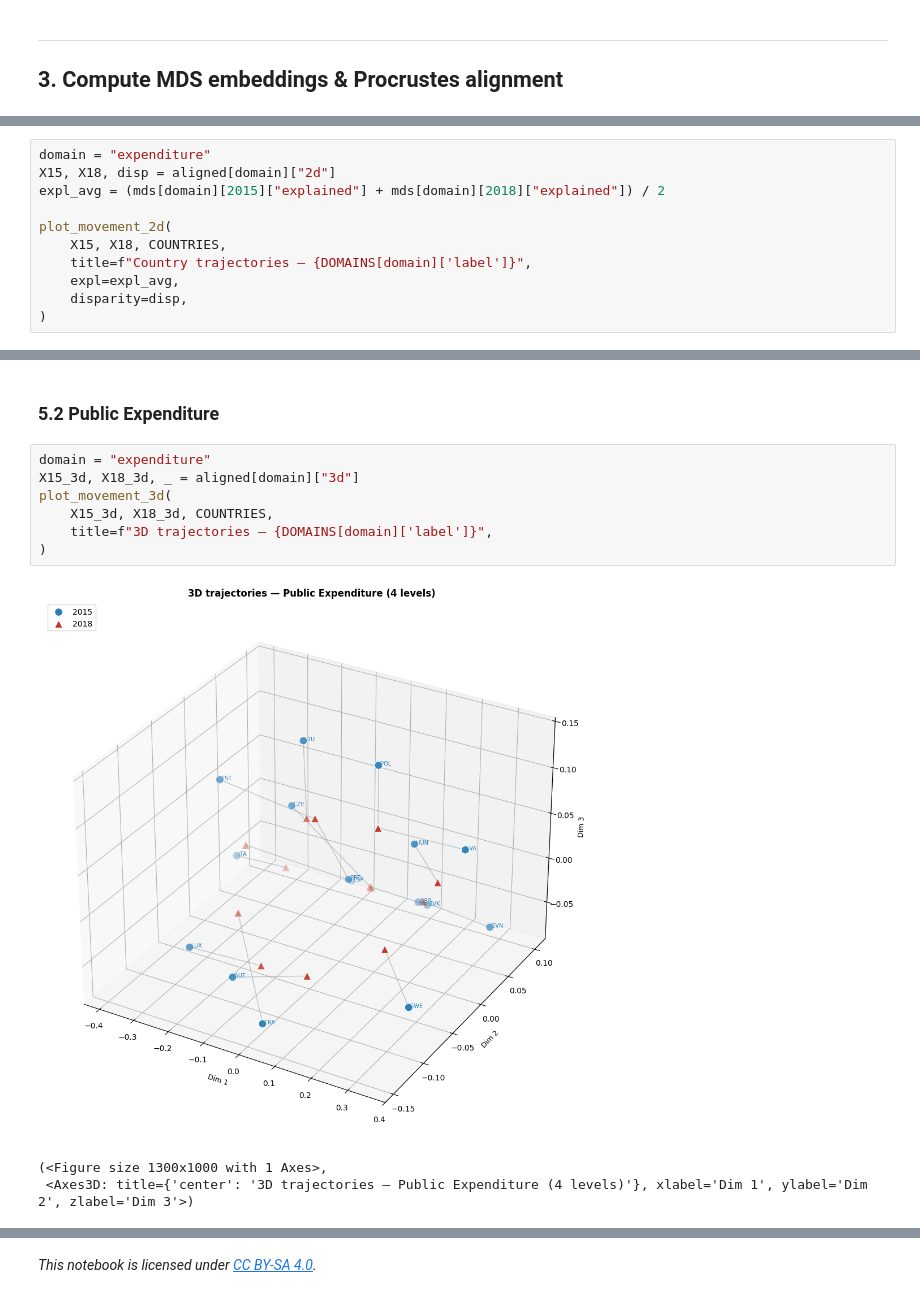
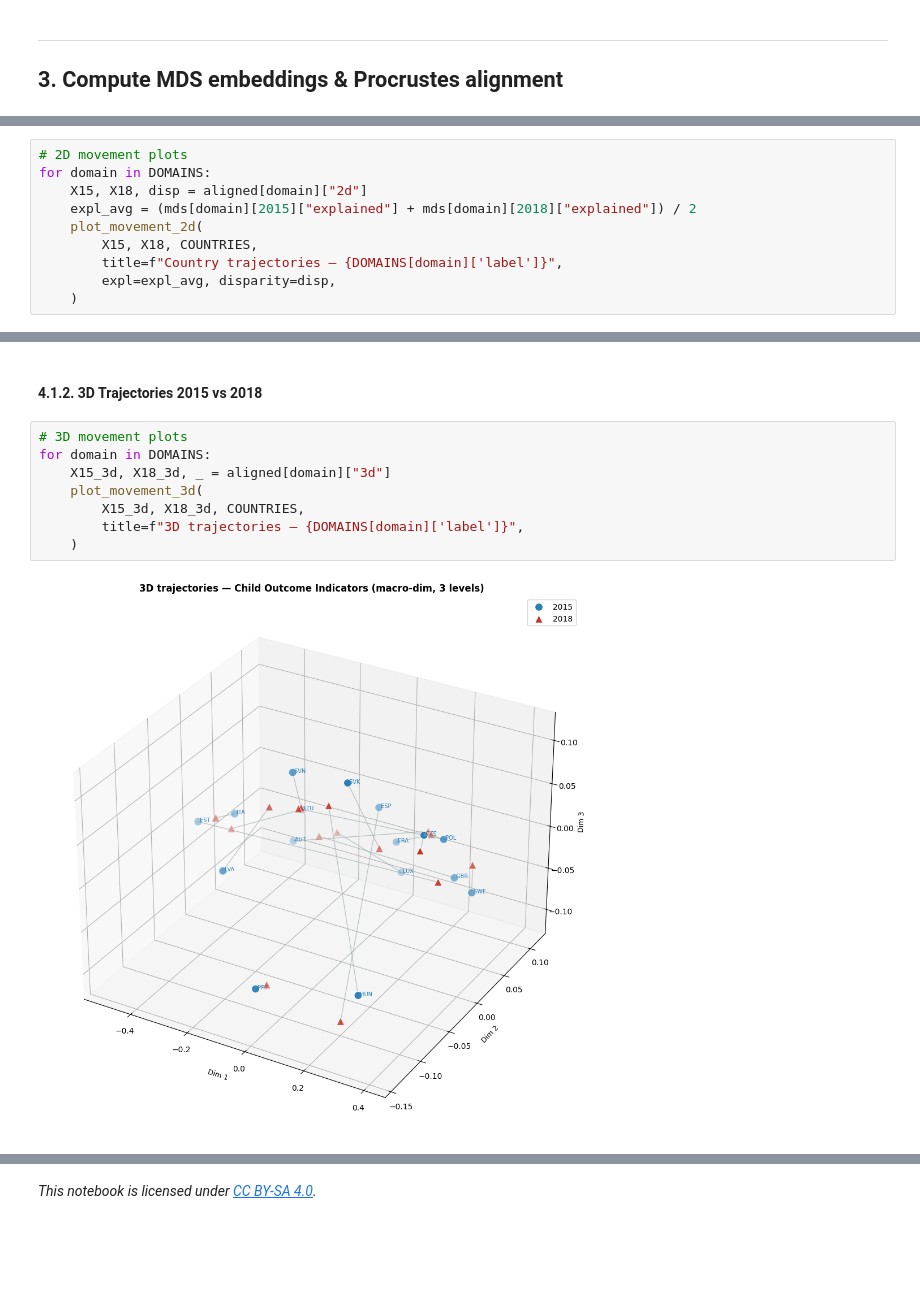
Before and after one commit to MarcoManduca/child_well-being, a Jupyter notebook: notebooks/090_MDS_projection.ipynb, the cells around one changed output, grey strips where cells are left out. Saved outputs shown, nothing was run; the diff lists cells and outputs as text; blank space fills up the shorter version.

```diff
--- a/notebooks/090_MDS_projection.ipynb
+++ b/notebooks/090_MDS_projection.ipynb
@@ -298,12 +484,11 @@ plot_movement_2d(
 # %%
-domain = "expenditure"
-X15, X18, disp = aligned[domain]["2d"]
-expl_avg = (mds[domain][2015]["explained"] + mds[domain][2018]["explained"]) / 2
-
-plot_movement_2d(
-    X15, X18, COUNTRIES,
-    title=f"Country trajectories — {DOMAINS[domain]['label']}",
-    expl=expl_avg,
-    disparity=disp,
-)
+# 2D movement plots
+for domain in DOMAINS:
+    X15, X18, disp = aligned[domain]["2d"]
+    expl_avg = (mds[domain][2015]["explained"] + mds[domain][2018]["explained"]) / 2
+    plot_movement_2d(
+        X15, X18, COUNTRIES,
+        title=f"Country trajectories — {DOMAINS[domain]['label']}",
+        expl=expl_avg, disparity=disp,
+    )
 # %% [output]
@@ -374,13 +497,12 @@ plot_movement_3d(
-# %% [markdown]
-### 5.2 Public Expenditure
+# %% [markdown]
+#### 4.1.2. 3D Trajectories 2015 vs 2018
 # %%
-domain = "expenditure"
-X15_3d, X18_3d, _ = aligned[domain]["3d"]
-plot_movement_3d(
-    X15_3d, X18_3d, COUNTRIES,
-    title=f"3D trajectories — {DOMAINS[domain]['label']}",
-)
+# 3D movement plots
+for domain in DOMAINS:
+    X15_3d, X18_3d, _ = aligned[domain]["3d"]
+    plot_movement_3d(
+        X15_3d, X18_3d, COUNTRIES,
+        title=f"3D trajectories — {DOMAINS[domain]['label']}",
+    )
 # %% [output]
-[figure, old version]
+[figure, new version]
-(<Figure size 1300x1000 with 1 Axes>,
- <Axes3D: title={'center': '3D trajectories — Public Expenditure (4 levels)'}, xlabel='Dim 1', ylabel='Dim 2', zlabel='Dim 3'>)
```
Also changed, not shown: parts of 25 cells of this notebook, 15 other files.
